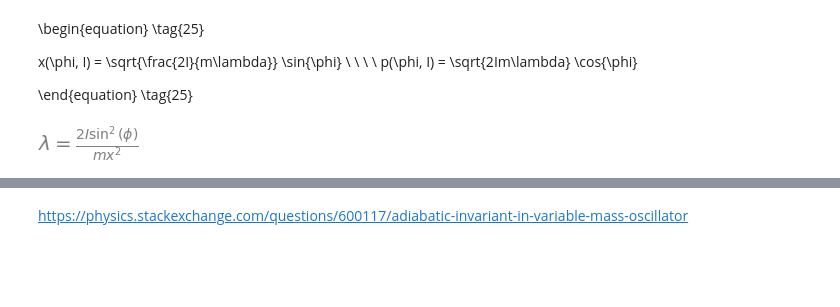
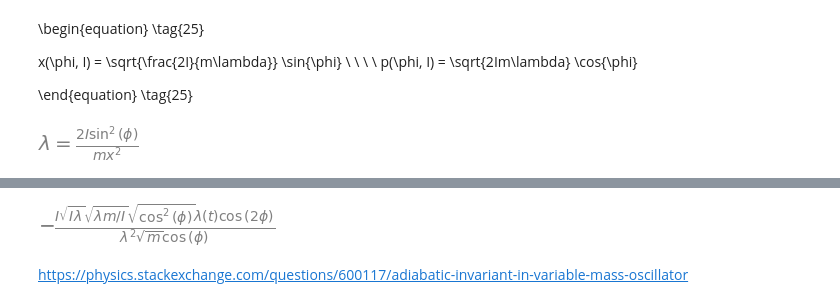
Before and after one commit to jerolg/FISICA_TEORICA_2, a Jupyter notebook: T3_Mecanica_hamilton/T3_hamilton.ipynb, the cells around one changed output, grey strips where cells are left out. Saved outputs shown, nothing was run; the diff lists cells and outputs as text; code cells hidden in the pictures; blank space fills up the shorter version.

```diff
--- a/T3_Mecanica_hamilton/T3_hamilton.ipynb
+++ b/T3_Mecanica_hamilton/T3_hamilton.ipynb
@@ -329,2 +372,9 @@ sp.Eq(sp.diff(phi_t, t), dot_phi)
+# %%
+#Integrando las eqs. 27
+
+I_omega = sp.integrate(dot_I, t)
+I_omega
+# %% [output]
+[figure, added]
 # %% [markdown]
 https://physics.stackexchange.com/questions/600117/adiabatic-invariant-in-variable-mass-oscillator
```
Also changed, not shown: parts of 7 cells of this notebook.
